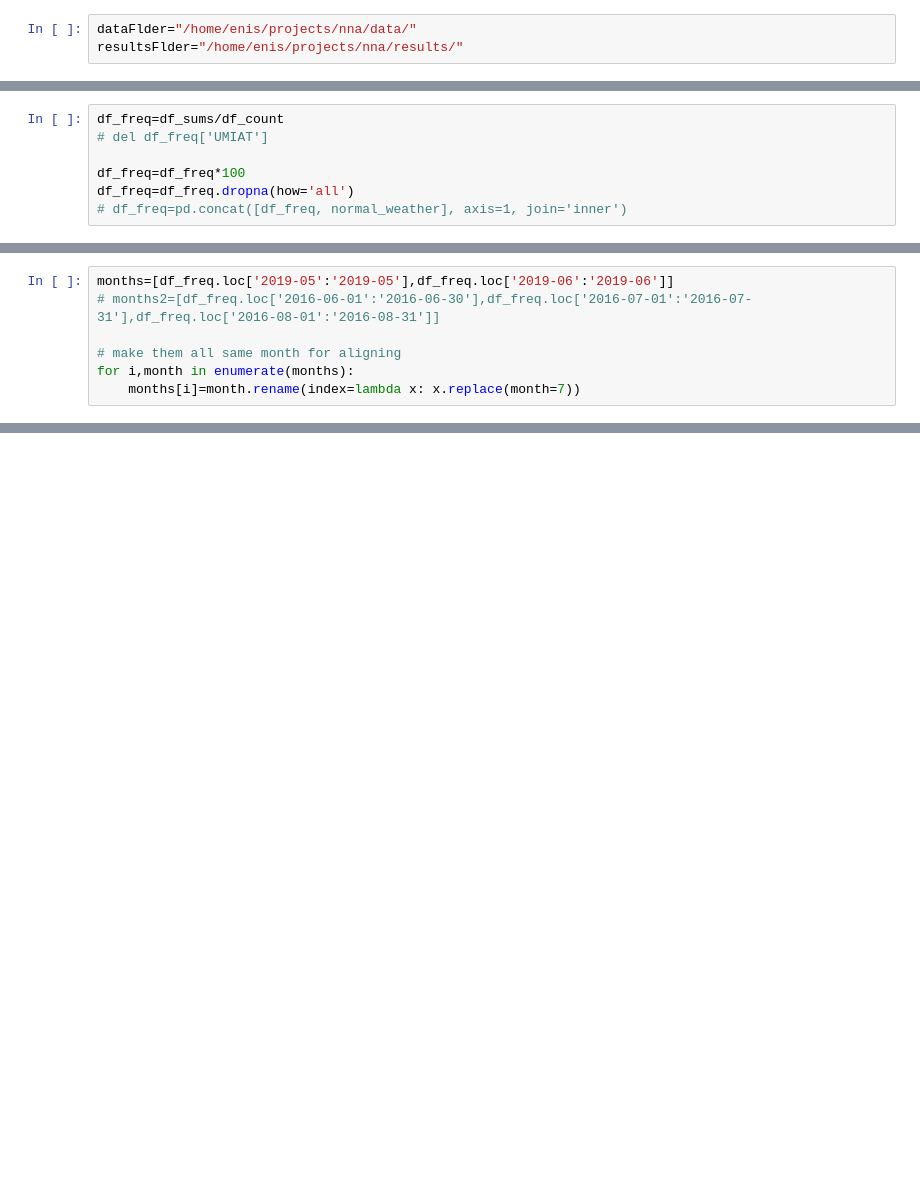
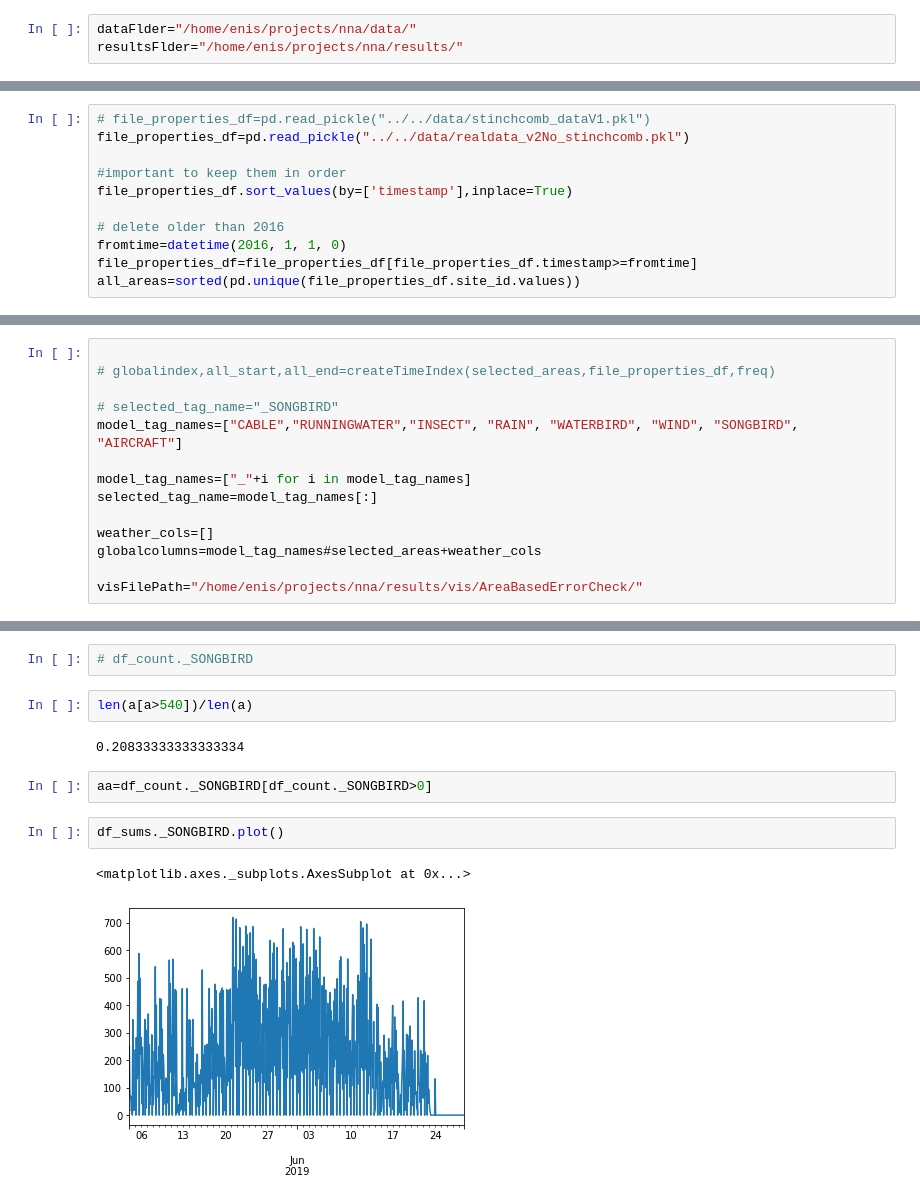
Before and after one commit to speechLabBcCuny/nnaAudiosetClassification, a Jupyter notebook: notebooks/Visualizations/visualizations_Real.ipynb, the cells around one changed output, grey strips where cells are left out. Drawn from its saved outputs; the diff is of its cells as text; blank space fills up the shorter version.

```diff
--- a/notebooks/Visualizations/visualizations_Real.ipynb
+++ b/notebooks/Visualizations/visualizations_Real.ipynb
@@ -131,7 +67,0 @@ dtype: float64
-# %%
-df_freq=df_sums/df_count
-# del df_freq['UMIAT']
-
-df_freq=df_freq*100
-df_freq=df_freq.dropna(how='all')
-# df_freq=pd.concat([df_freq, normal_weather], axis=1, join='inner')
@@ -157,7 +67,0 @@ cord_list=[(i,(0,0)) for i in df_freq.columns]
-# %%
-months=[df_freq.loc['2019-05':'2019-05'],df_freq.loc['2019-06':'2019-06']]
-# months2=[df_freq.loc['2016-06-01':'2016-06-30'],df_freq.loc['2016-07-01':'2016-07-31'],df_freq.loc['2016-08-01':'2016-08-31']]
-
-# make them all same month for aligning
-for i,month in enumerate(months):
-    months[i]=month.rename(index=lambda x: x.replace(month=7))
@@ -247,0 +78,11 @@ fig.savefig("all_"+selected_tag_name+"_weather_"+freq +'.png')
+# %%
+# file_properties_df=pd.read_pickle("../../data/stinchcomb_dataV1.pkl")
+file_properties_df=pd.read_pickle("../../data/realdata_v2No_stinchcomb.pkl")
+
+#important to keep them in order
+file_properties_df.sort_values(by=['timestamp'],inplace=True)
+
+# delete older than 2016
+fromtime=datetime(2016, 1, 1, 0)
+file_properties_df=file_properties_df[file_properties_df.timestamp>=fromtime]
+all_areas=sorted(pd.unique(file_properties_df.site_id.values))
@@ -247,0 +101,14 @@ fig.savefig("all_"+selected_tag_name+"_weather_"+freq +'.png')
+# %%
+
+# globalindex,all_start,all_end=createTimeIndex(selected_areas,file_properties_df,freq)
+
+# selected_tag_name="_SONGBIRD"
+model_tag_names=["CABLE","RUNNINGWATER","INSECT", "RAIN", "WATERBIRD", "WIND", "SONGBIRD", "AIRCRAFT"]
+
+model_tag_names=["_"+i for i in model_tag_names]
+selected_tag_name=model_tag_names[:]
+
+weather_cols=[]
+globalcolumns=model_tag_names#selected_areas+weather_cols
+
+visFilePath="/home/enis/projects/nna/results/vis/AreaBasedErrorCheck/"
@@ -247,0 +218,13 @@ fig.savefig("all_"+selected_tag_name+"_weather_"+freq +'.png')
+# %%
+# df_count._SONGBIRD
+# %%
+len(a[a>540])/len(a)
+# %% [output]
+0.20833333333333334
+# %%
+aa=df_count._SONGBIRD[df_count._SONGBIRD>0]
+# %%
+df_sums._SONGBIRD.plot()
+# %% [output]
+<matplotlib.axes._subplots.AxesSubplot at 0x...>
+[figure, added]
```
Also changed, not shown: parts of 72 cells of this notebook, 15 other files.
